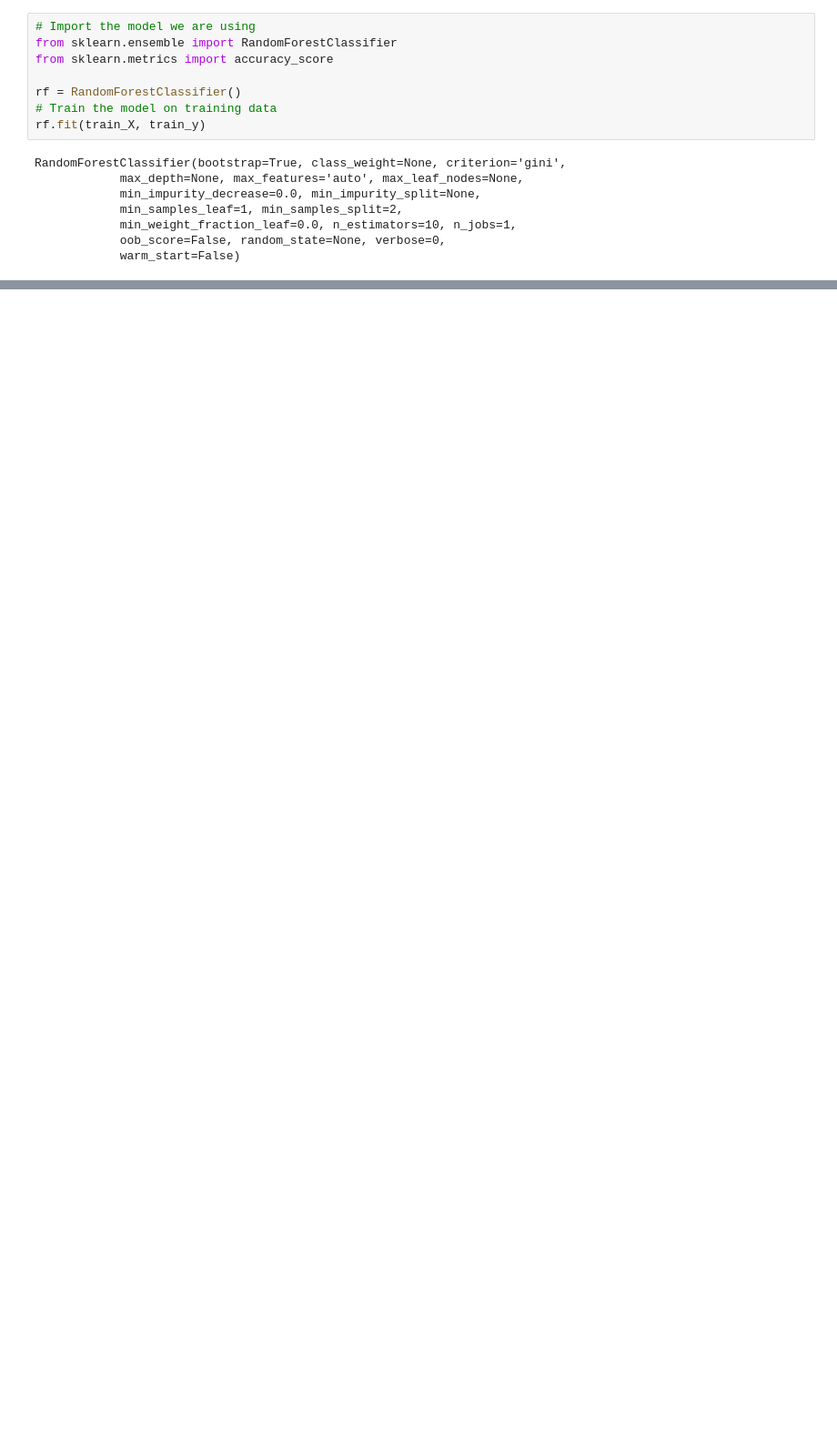
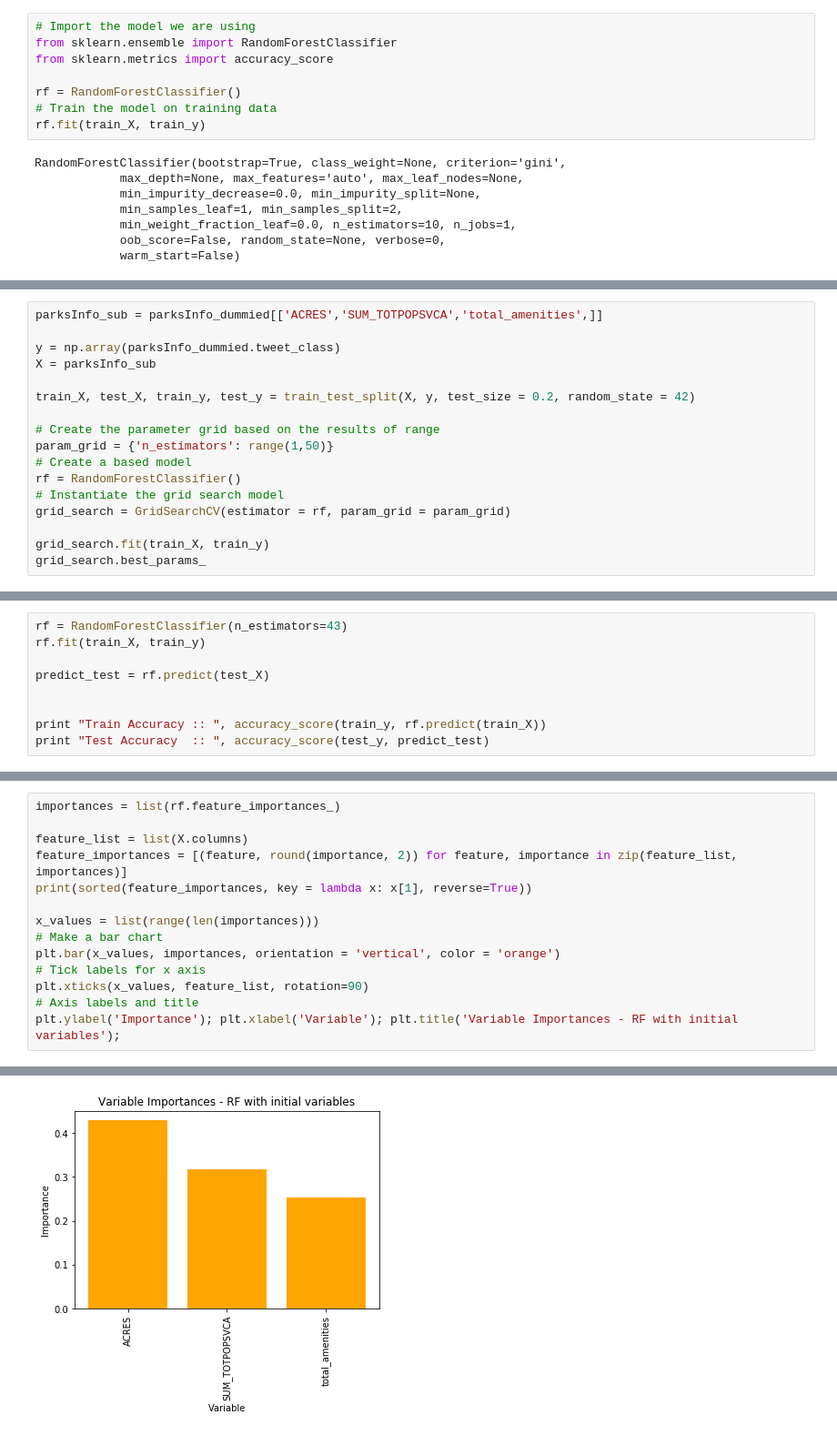
Before and after one commit to edolfi/springboard_datascience, a Jupyter notebook: Capstone/codes/NYC_ParkVisitationPrediction.ipynb, the cells around one changed output, grey strips where cells are left out. Shown: that part at 91% size. Saved outputs shown, nothing was run; the diff lists cells and outputs as text; blank space fills up the shorter version.

```diff
--- a/Capstone/codes/NYC_ParkVisitationPrediction.ipynb
+++ b/Capstone/codes/NYC_ParkVisitationPrediction.ipynb
@@ -238,0 +307,17 @@ print(sorted(feature_importances, key = lambda x: x[1], reverse=True))
+# %%
+parksInfo_sub = parksInfo_dummied[['ACRES','SUM_TOTPOPSVCA','total_amenities',]]
+
+y = np.array(parksInfo_dummied.tweet_class)
+X = parksInfo_sub
+
+train_X, test_X, train_y, test_y = train_test_split(X, y, test_size = 0.2, random_state = 42)
+
+# Create the parameter grid based on the results of range
+param_grid = {'n_estimators': range(1,50)}
+# Create a based model
+rf = RandomForestClassifier()
+# Instantiate the grid search model
+grid_search = GridSearchCV(estimator = rf, param_grid = param_grid)
+
+grid_search.fit(train_X, train_y)
+grid_search.best_params_
@@ -238,0 +326,9 @@ print(sorted(feature_importances, key = lambda x: x[1], reverse=True))
+# %%
+rf = RandomForestClassifier(n_estimators=43)
+rf.fit(train_X, train_y)
+
+predict_test = rf.predict(test_X)
+
+
+print "Train Accuracy :: ", accuracy_score(train_y, rf.predict(train_X))
+print "Test Accuracy  :: ", accuracy_score(test_y, predict_test)
@@ -238,0 +338,15 @@ print(sorted(feature_importances, key = lambda x: x[1], reverse=True))
+# %%
+importances = list(rf.feature_importances_)
+
+feature_list = list(X.columns)
+feature_importances = [(feature, round(importance, 2)) for feature, importance in zip(feature_list, importances)]
+print(sorted(feature_importances, key = lambda x: x[1], reverse=True))
+
+x_values = list(range(len(importances)))
+# Make a bar chart
+plt.bar(x_values, importances, orientation = 'vertical', color = 'orange')
+# Tick labels for x axis
+plt.xticks(x_values, feature_list, rotation=90)
+# Axis labels and title
+plt.ylabel('Importance'); plt.xlabel('Variable'); plt.title('Variable Importances - RF with initial variables');
+# %% [output]
@@ -238,0 +354 @@ print(sorted(feature_importances, key = lambda x: x[1], reverse=True))
+[figure, added]
```
Also changed, not shown: parts of 35 cells of this notebook, 1 other file.
